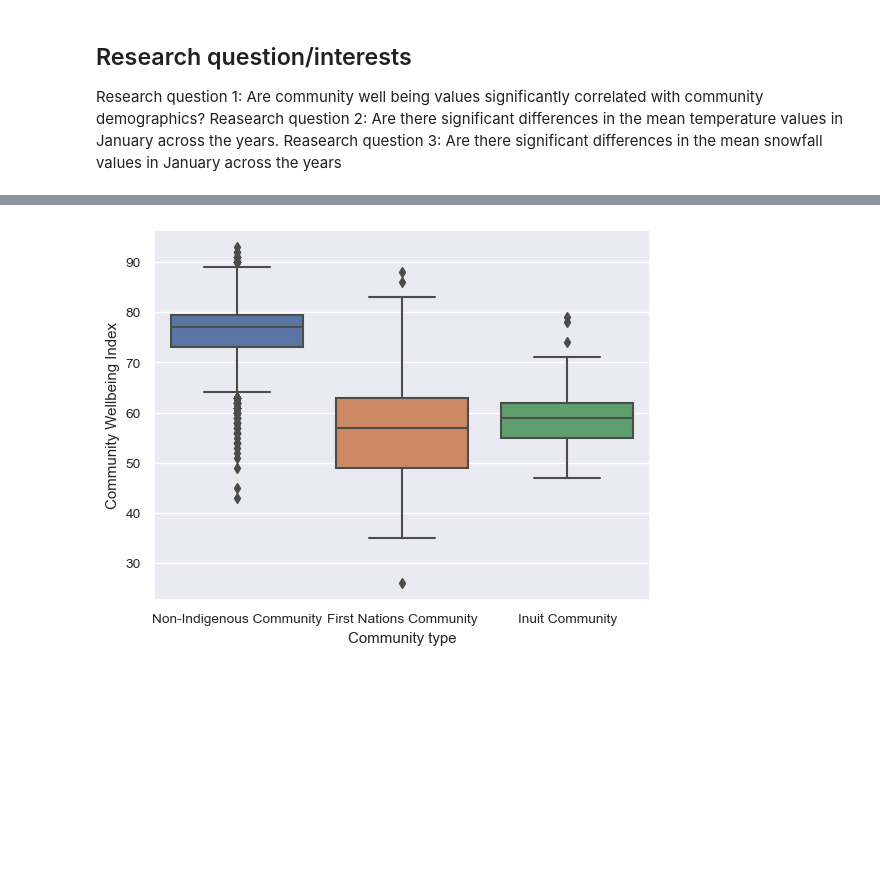
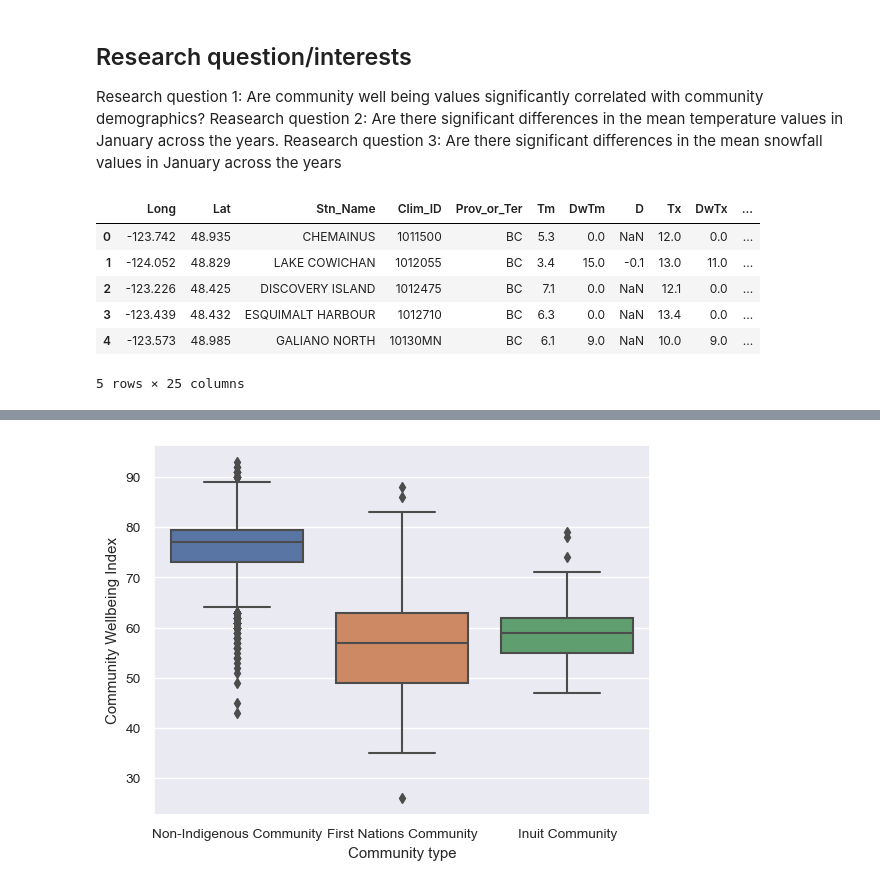
Before and after one commit to ubco-W2022T2-data301/project-group33, a Jupyter notebook: analysis/analysis1.ipynb, the cells around one changed output, grey strips where cells are left out. Cells and saved outputs as stored; diff of their text form; code cells hidden in the pictures; blank space fills up the shorter version.

```diff
--- a/analysis/analysis1.ipynb
+++ b/analysis/analysis1.ipynb
@@ -18,3 +18,13 @@ climate2021 = pd.read_csv('/Users/allysawebber/Documents/School/data301/project-
 climate2022 = pd.read_csv('/Users/allysawebber/Documents/School/data301/project-group33/data/raw/climate_summary_2022.csv')
 # %%
 climate2023 = pd.read_csv('/Users/allysawebber/Documents/School/data301/project-group33/data/raw/climate_summary_2023.csv')
+# %%
+climate2021.head()
+# %% [output]
+|  | Long | Lat | Stn_Name | Clim_ID | Prov_or_Ter | Tm | DwTm | D | Tx | DwTx | ... |
+| 0 | -123.742 | 48.935 | CHEMAINUS | 1011500 | BC | 5.3 | 0.0 | NaN | 12.0 | 0.0 | ... |
+| 1 | -124.052 | 48.829 | LAKE COWICHAN | 1012055 | BC | 3.4 | 15.0 | -0.1 | 13.0 | 11.0 | ... |
+| 2 | -123.226 | 48.425 | DISCOVERY ISLAND | 1012475 | BC | 7.1 | 0.0 | NaN | 12.1 | 0.0 | ... |
+| 3 | -123.439 | 48.432 | ESQUIMALT HARBOUR | 1012710 | BC | 6.3 | 0.0 | NaN | 13.4 | 0.0 | ... |
+| 4 | -123.573 | 48.985 | GALIANO NORTH | 10130MN | BC | 6.1 | 9.0 | NaN | 10.0 | 9.0 | ... |
+5 rows × 25 columns
```
Also changed, not shown: parts of 12 cells of this notebook.
